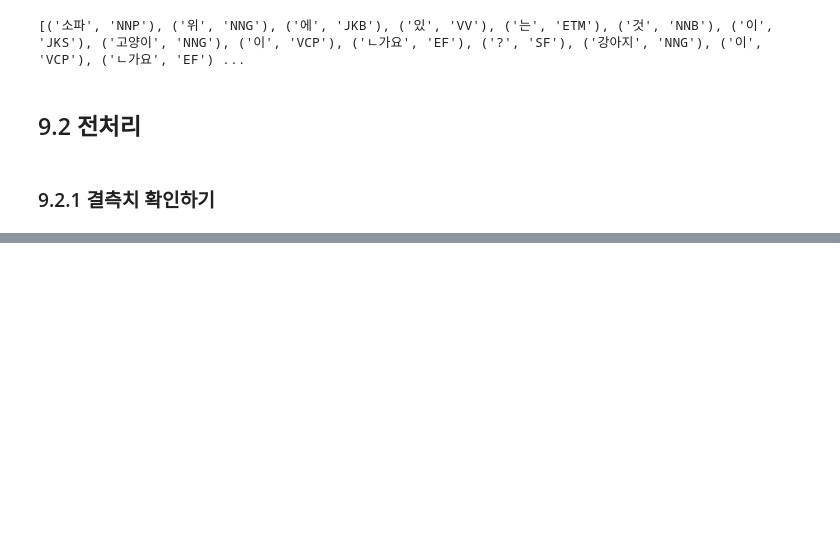
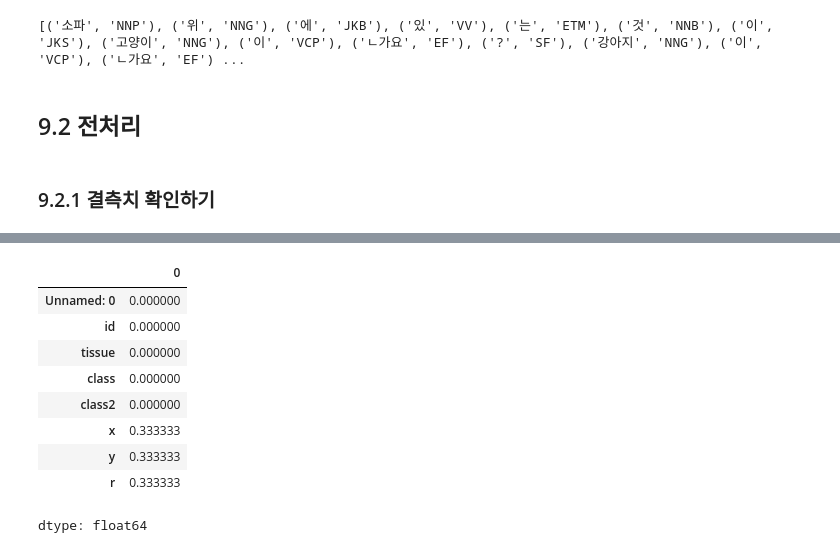
Before and after one commit to va4756/deeplearn_practice, a Jupyter notebook: pytorch_deeplearn_02.ipynb, the cells around one changed output, grey strips where cells are left out. Cells and saved outputs as stored; diff of their text form; code cells hidden in the pictures; blank space fills up the shorter version.

```diff
--- a/pytorch_deeplearn_02.ipynb
+++ b/pytorch_deeplearn_02.ipynb
@@ -1144,0 +1172,13 @@ print(komoran.pos('소파 위에 있는 것이 고양이인가요? 강아지인
+# %%
+df.isnull().sum() / len(df)
+# %% [output]
+|  | 0 |
+| Unnamed: 0 | 0.000000 |
+| id | 0.000000 |
+| tissue | 0.000000 |
+| class | 0.000000 |
+| class2 | 0.000000 |
+| x | 0.333333 |
+| y | 0.333333 |
+| r | 0.333333 |
+dtype: float64
```
Also changed, not shown: parts of 42 cells of this notebook.
